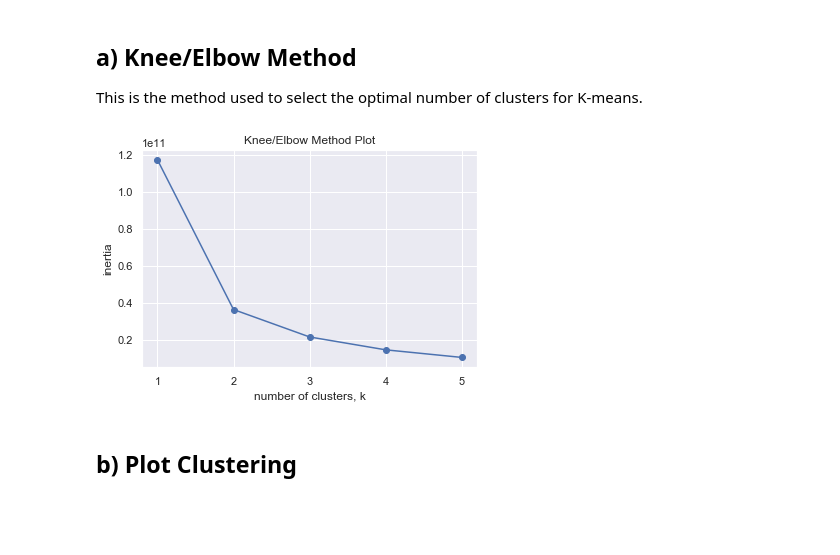
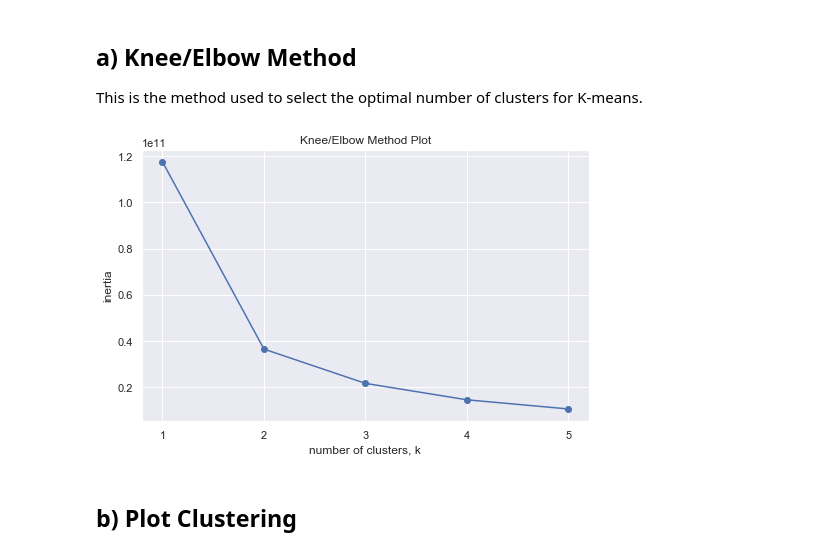
Before and after one commit to daikiminaki/Random_Data_Projects, a Jupyter notebook: nonprofit_country_clustering/country_data_clustering.ipynb, the cells around one changed output. Saved outputs shown, nothing was run; the diff lists cells and outputs as text; code cells hidden in the pictures; blank space fills up the shorter version.

Commit message:
update images nonprofit

```diff
--- a/nonprofit_country_clustering/country_data_clustering.ipynb
+++ b/nonprofit_country_clustering/country_data_clustering.ipynb
@@ -152,26 +152,28 @@ This is the method used to select the optimal number of clusters for K-means.
 # %%
 ks = range(1, 6)
 inertias = []
 
 for k in ks:
     # Create a KMeans instance with k clusters: model
     model = KMeans(n_clusters=k)
 
     # Fit model to samples
     model.fit(pca_features)
 
     # Append the inertia to the list of inertias
     inertias.append(model.inertia_)
 
 # Plot ks vs inertias
+plt.figure(figsize=(8,5))
 plt.plot(ks, inertias, '-o')
 plt.title('Knee/Elbow Method Plot')
 plt.xlabel('number of clusters, k')
 plt.ylabel('inertia')
 plt.xticks(ks)
+plt.savefig('knee_elbow')
 plt.show()
 # %% [output]
-[figure, old version]
+[figure, new version]
 # %% [markdown]
 ## b) Plot Clustering
 # %%
```
Also changed, not shown: parts of 8 cells of this notebook, 4 other files.
